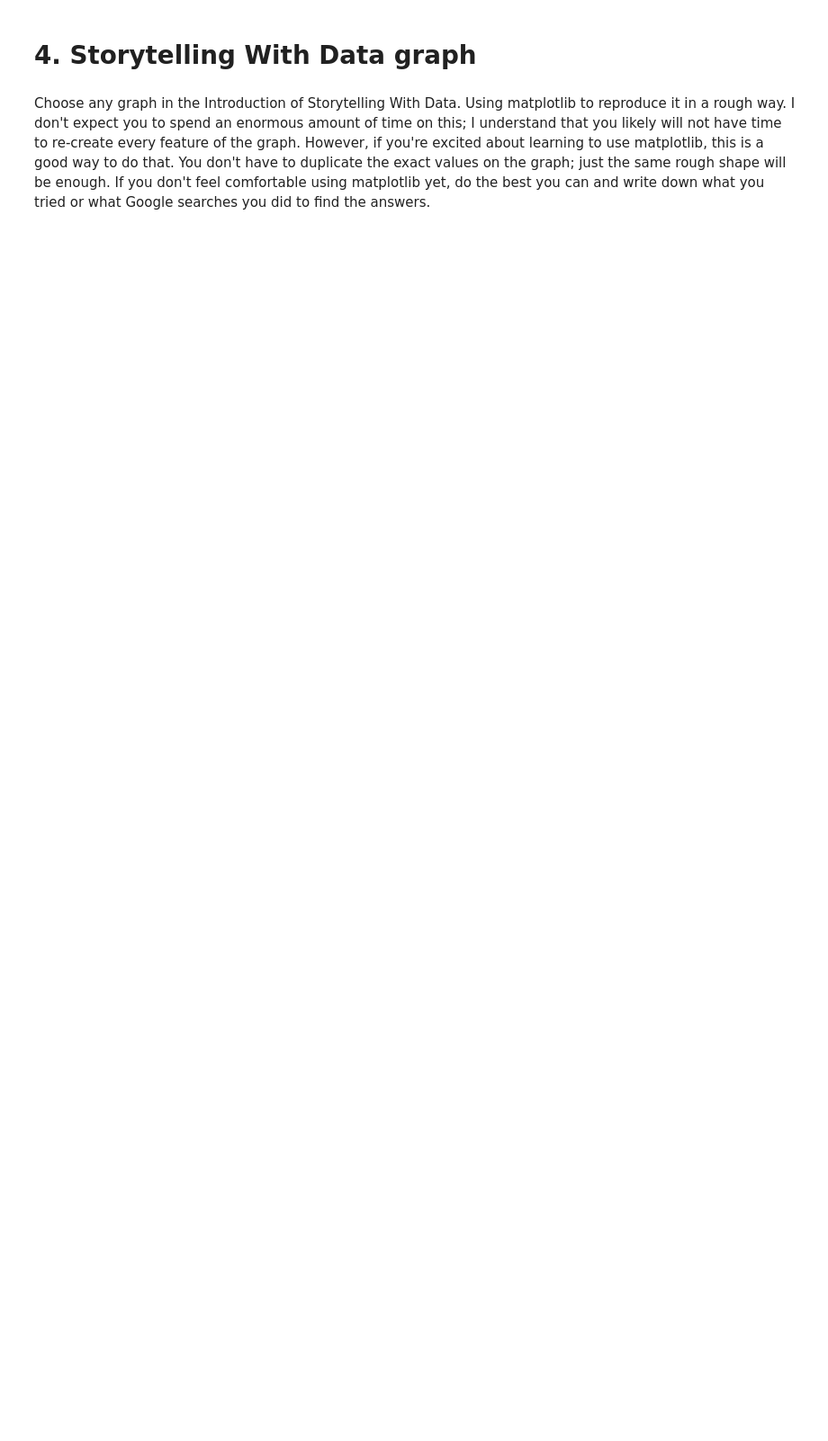
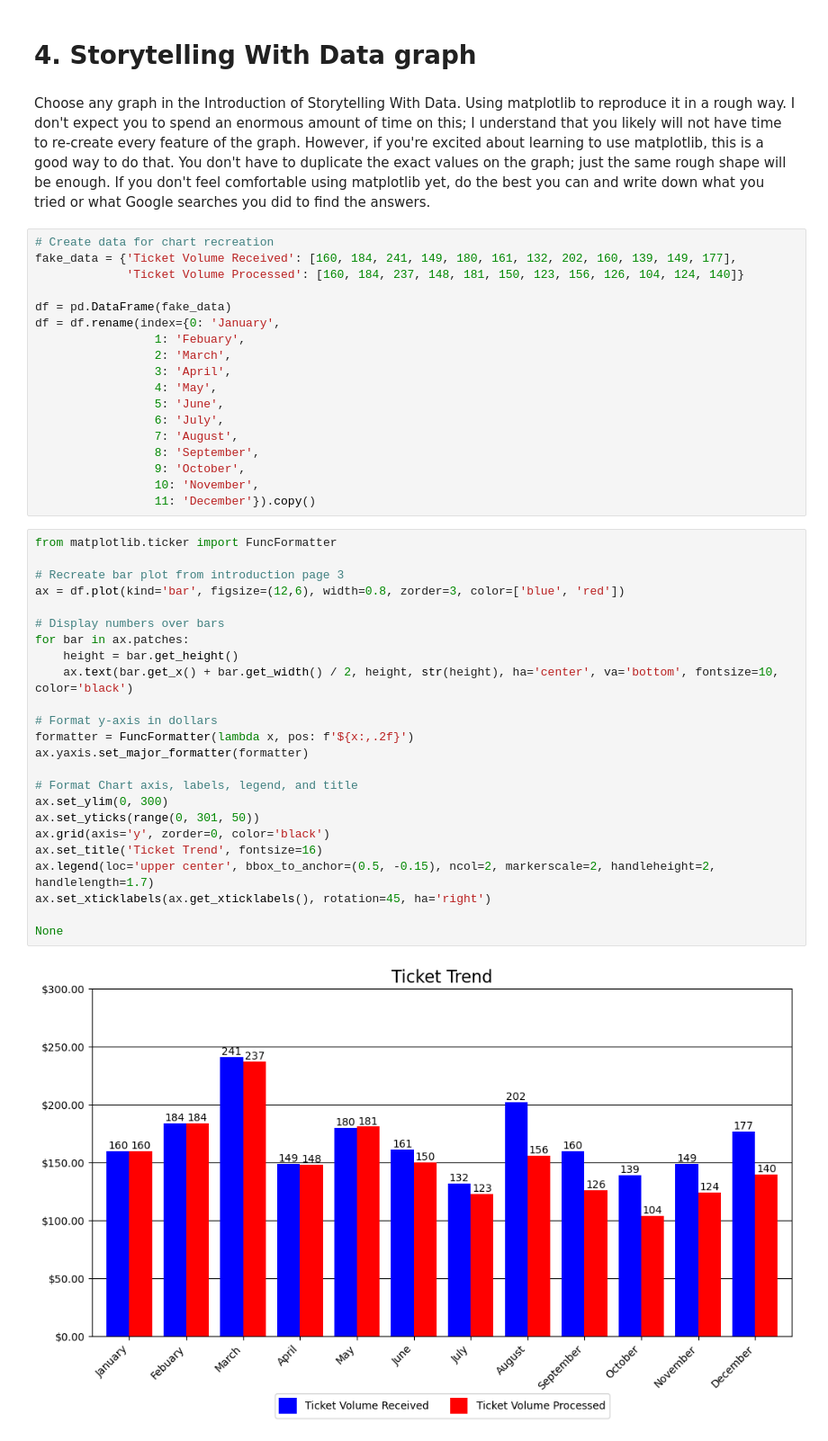
Before and after one commit to rdabbs1/AI-for-Leaders-Assignments, a Jupyter notebook: OMDS-ModB2-Week1-Dabbs-Rosemary.ipynb, the cells around one changed output. Shown at 90% size. Saved outputs shown, nothing was run; the diff lists cells and outputs as text; blank space fills up the shorter version.

```diff
--- a/OMDS-ModB2-Week1-Dabbs-Rosemary.ipynb
+++ b/OMDS-ModB2-Week1-Dabbs-Rosemary.ipynb
@@ -445,3 +497,47 @@ ax.set_xlabel("Birth Date") # label the x axis
 # 4. Storytelling With Data graph
 # %% [markdown]
 Choose any graph in the Introduction of Storytelling With Data.  Using matplotlib to reproduce it in a rough way.  I don't expect you to spend an enormous amount of time on this; I understand that you likely will not have time to re-create every feature of the graph.  However, if you're excited about learning to use matplotlib, this is a good way to do that.  You don't have to duplicate the exact values on the graph; just the same rough shape will be enough.  If you don't feel comfortable using matplotlib yet, do the best you can and write down what you tried or what Google searches you did to find the answers.
+# %%
+# Create data for chart recreation
+fake_data = {'Ticket Volume Received': [160, 184, 241, 149, 180, 161, 132, 202, 160, 139, 149, 177],
+             'Ticket Volume Processed': [160, 184, 237, 148, 181, 150, 123, 156, 126, 104, 124, 140]}
+
+df = pd.DataFrame(fake_data)
+df = df.rename(index={0: 'January',
+                 1: 'Febuary',
+                 2: 'March',
+                 3: 'April',
+                 4: 'May',
+                 5: 'June',
+                 6: 'July',
+                 7: 'August',
+                 8: 'September',
+                 9: 'October',
+                 10: 'November',
+                 11: 'December'}).copy()
+# %%
+from matplotlib.ticker import FuncFormatter
+
+# Recreate bar plot from introduction page 3
+ax = df.plot(kind='bar', figsize=(12,6), width=0.8, zorder=3, color=['blue', 'red'])
+
+# Display numbers over bars
+for bar in ax.patches:
+    height = bar.get_height()
+    ax.text(bar.get_x() + bar.get_width() / 2, height, str(height), ha='center', va='bottom', fontsize=10, color='black')
+
+# Format y-axis in dollars
+formatter = FuncFormatter(lambda x, pos: f'${x:,.2f}')
+ax.yaxis.set_major_formatter(formatter)
+
+# Format Chart axis, labels, legend, and title
+ax.set_ylim(0, 300)
+ax.set_yticks(range(0, 301, 50))
+ax.grid(axis='y', zorder=0, color='black')
+ax.set_title('Ticket Trend', fontsize=16)
+ax.legend(loc='upper center', bbox_to_anchor=(0.5, -0.15), ncol=2, markerscale=2, handleheight=2, handlelength=1.7)
+ax.set_xticklabels(ax.get_xticklabels(), rotation=45, ha='right')
+
+None
+# %% [output]
+[figure, added]
```
Also changed, not shown: parts of 14 cells of this notebook.
